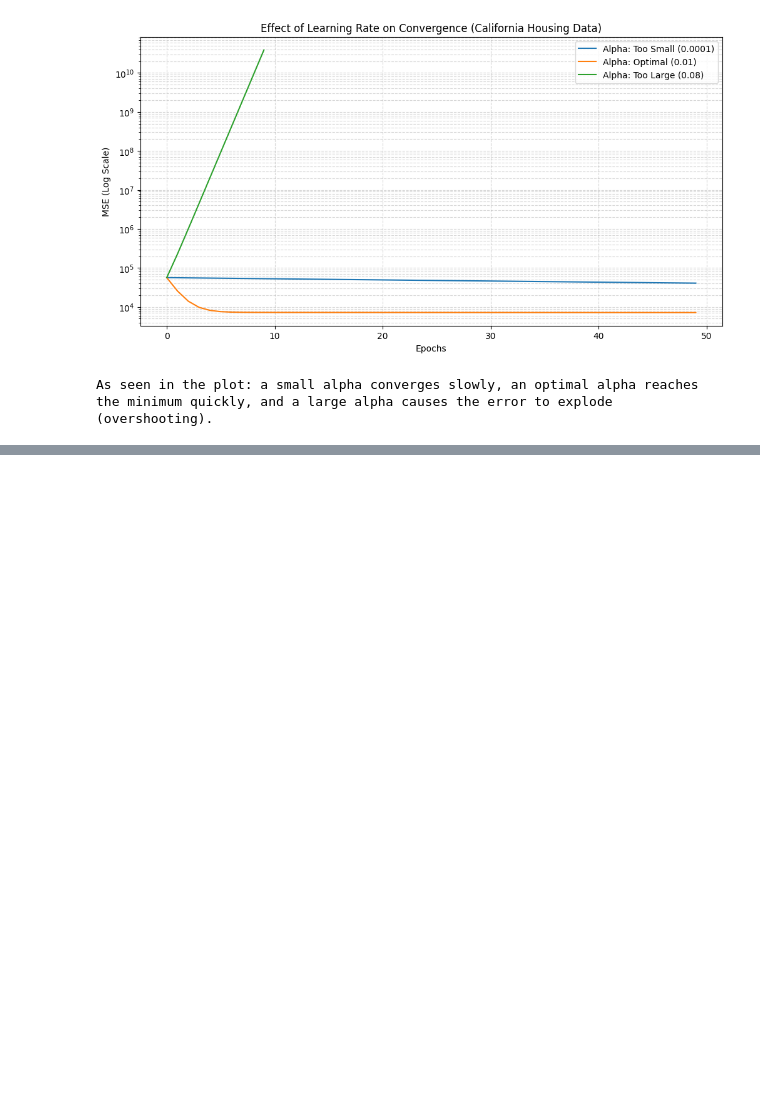
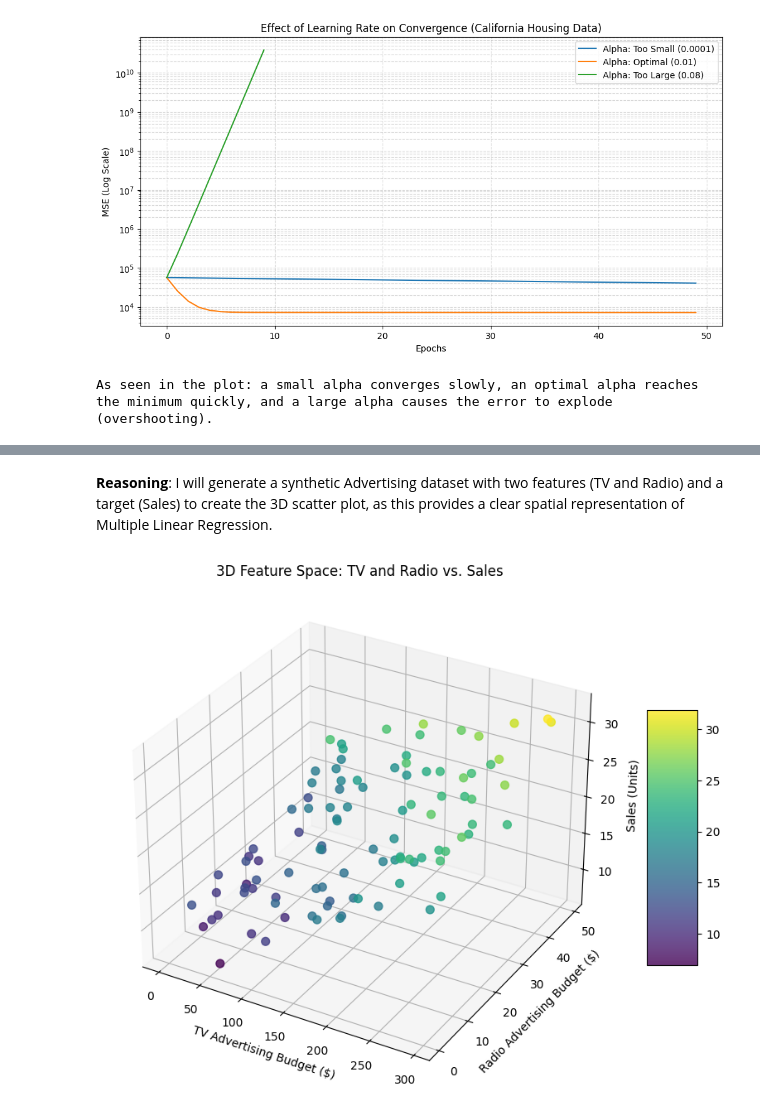
Before and after one commit to saiDan77/nn-from-scratch, a Jupyter notebook: linearReg.ipynb, the cells around one changed output, grey strips where cells are left out. Saved outputs shown, nothing was run; the diff lists cells and outputs as text; code cells hidden in the pictures; blank space fills up the shorter version.

```diff
--- a/linearReg.ipynb
+++ b/linearReg.ipynb
@@ -984,0 +1016,34 @@ As seen in the plot: a small alpha converges slowly, an optimal alpha reaches th
+# %% [markdown]
+**Reasoning**:
+I will generate a synthetic Advertising dataset with two features (TV and Radio) and a target (Sales) to create the 3D scatter plot, as this provides a clear spatial representation of Multiple Linear Regression.
+# %%
+import numpy as np
+import matplotlib.pyplot as plt
+from mpl_toolkits.mplot3d import Axes3D
+
+# 1. Create synthetic data representing the Advertising dataset
+np.random.seed(42)
+n_samples = 100
+tv = np.random.uniform(0, 300, n_samples)
+radio = np.random.uniform(0, 50, n_samples)
+# Equation: Sales = 7 + 0.05*TV + 0.18*Radio + noise
+sales = 7 + 0.05 * tv + 0.18 * radio + np.random.normal(0, 2, n_samples)
+
+# 2. Setup the 3D Plot
+fig = plt.figure(figsize=(10, 8))
+ax = fig.add_subplot(111, projection='3d')
+
+# 3. Scatter plot
+scatter = ax.scatter(tv, radio, sales, c=sales, cmap='viridis', s=50, alpha=0.8)
+
+# 4. Labels and Title
+ax.set_xlabel('TV Advertising Budget ($)')
+ax.set_ylabel('Radio Advertising Budget ($)')
+ax.set_zlabel('Sales (Units)')
+ax.set_title('3D Feature Space: TV and Radio vs. Sales')
+
+# 5. Colorbar and display
+fig.colorbar(scatter, ax=ax, shrink=0.5, aspect=5)
+plt.show()
+# %% [output]
+[figure, added]
```
Also changed, not shown: parts of 54 cells of this notebook.
